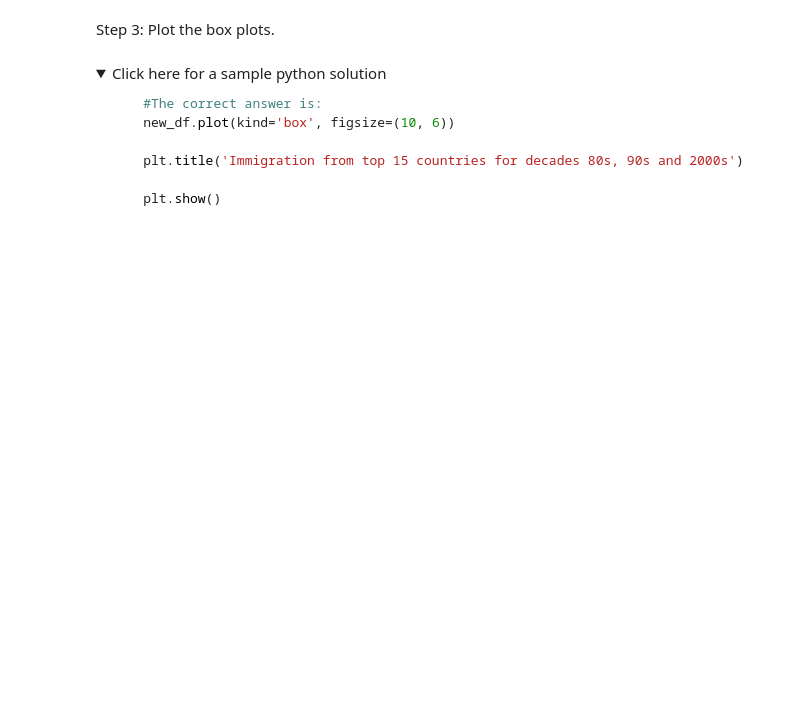
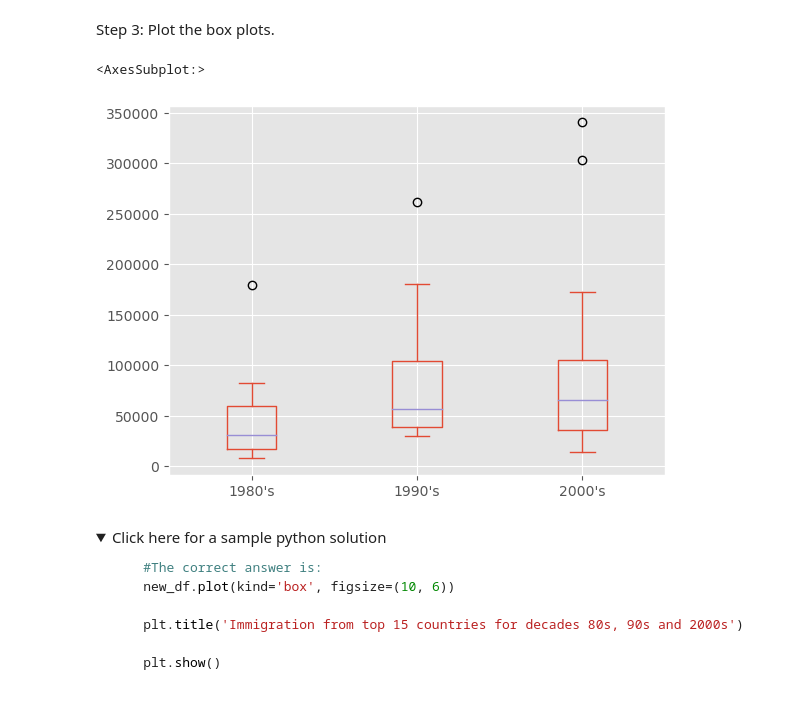
Before and after one commit to DurianDan/IBM-Data-Science-Professional-Certificate, a Jupyter notebook: 8_Data_Visualization_With_Python/week2/DV0101EN-Exercise-Pie-Charts-Box-Plots-Scatter-Plots-and-Bubble-Plots.jupyterlite.ipynb, the cells around one changed output. Drawn from its saved outputs; the diff is of its cells as text; code cells hidden in the pictures; folded sections open; blank space fills up the shorter version.

```diff
--- a/8_Data_Visualization_With_Python/week2/DV0101EN-Exercise-Pie-Charts-Box-Plots-Scatter-Plots-and-Bubble-Plots.jupyterlite.ipynb
+++ b/8_Data_Visualization_With_Python/week2/DV0101EN-Exercise-Pie-Charts-Box-Plots-Scatter-Plots-and-Bubble-Plots.jupyterlite.ipynb
@@ -434,7 +487,8 @@ Step 1: Get the dataset. Get the top 15 countries based on Total immigrant popul
 # %%
 ### type your answer here
 
-# df_top15 = ...
+df_top15 = df_can.sort_values(by="Total", ascending=False
+                ).head(15)
 # df_top15
 # %% [markdown]
 <details><summary>Click here for a sample python solution</summary>
@@ -458,3 +510,23 @@ Step 2: Create a new dataframe which contains the aggregate for each decade. One
+# %%
+### type your answer here
+# create a list of lists, each list contains years in a decade
+decades = []
+for idx, year in enumerate(years):
+    # for every tenth year, "decades" will append a new list (represents new decade)
+    # for every other year, the last list in "decades" will append that year
+    if idx % 10 == 0:
+        decades.append([year])
+    else:
+        decades[-1].append(year)
+
+decades = decades[:3]
+# select only the 80's, 90's and 00's
+# remove the the years after 2010
+
+for decade in decades:
+    df_top15[f"{decade[0]}'s"] = df_top15[decade].sum(axis=1, numeric_only=True)
+
+df_top15 = df_top15[["1980's", "1990's", "2000's"]]
 # %% [markdown]
 <details><summary>Click here for a sample python solution</summary>
 
@@ -498,6 +582,10 @@ Let's learn more about the statistics associated with the dataframe using the `d
 Step 3: Plot the box plots.
 # %%
 ### type your answer here
+df_top15.plot(kind="box")
+# %% [output]
+<AxesSubplot:>
+[figure, added]
 # %% [markdown]
 <details><summary>Click here for a sample python solution</summary>
 
```
Also changed, not shown: parts of 23 cells of this notebook.
